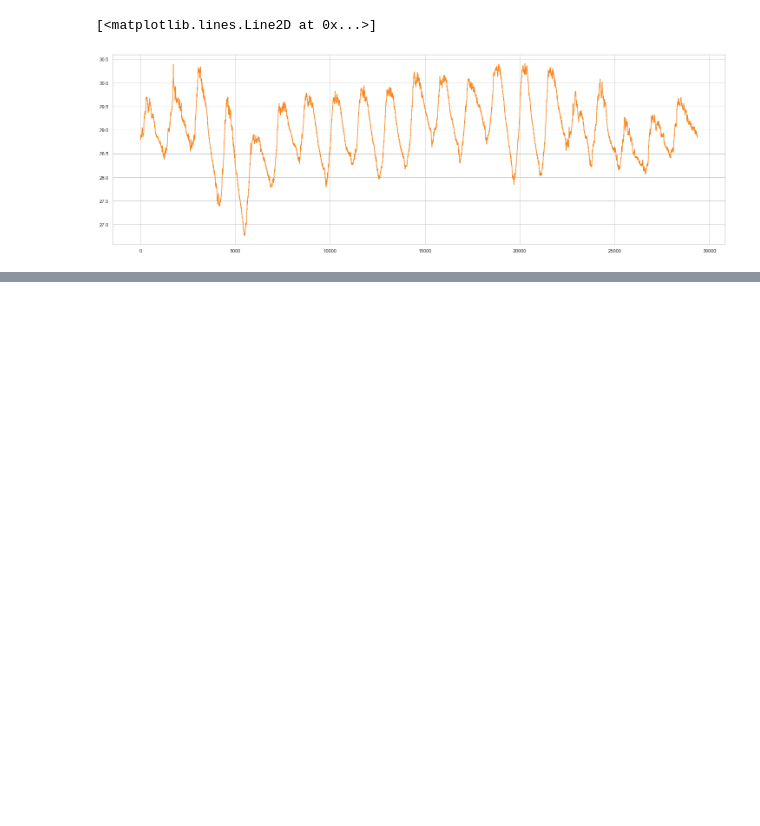
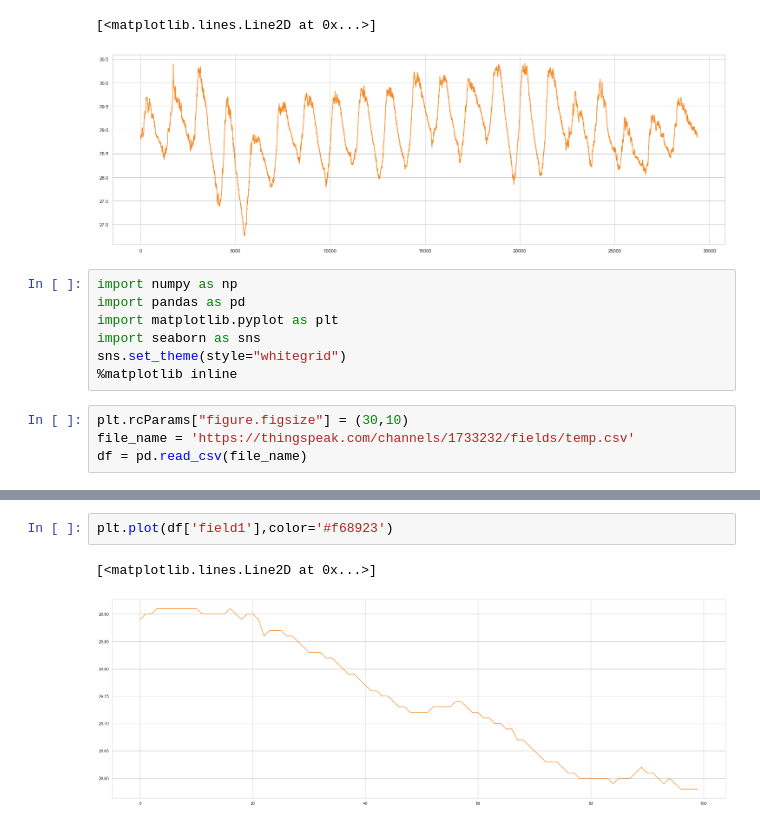
Before and after one commit to Jerukagung-Seismologi/thingspeak-jupyter, a Jupyter notebook: Jerukagung Meteo.ipynb, the cells around one changed output, grey strips where cells are left out. Saved outputs shown, nothing was run; the diff lists cells and outputs as text; blank space fills up the shorter version.

```diff
--- a/Jerukagung Meteo.ipynb
+++ b/Jerukagung Meteo.ipynb
@@ -61,3 +61,14 @@ plt.plot(df['field1'],color='#f68923')
 # %% [output]
 [<matplotlib.lines.Line2D at 0x...>]
 [figure]
+# %%
+import numpy as np
+import pandas as pd
+import matplotlib.pyplot as plt
+import seaborn as sns
+sns.set_theme(style="whitegrid")
+%matplotlib inline
+# %%
+plt.rcParams["figure.figsize"] = (30,10)
+file_name = 'https://thingspeak.com/channels/1733232/fields/temp.csv'
+df = pd.read_csv(file_name)
@@ -63,0 +86,5 @@ plt.plot(df['field1'],color='#f68923')
+# %%
+plt.plot(df['field1'],color='#f68923')
+# %% [output]
+[<matplotlib.lines.Line2D at 0x...>]
+[figure, added]
```
Also changed, not shown: parts of 6 cells of this notebook.
